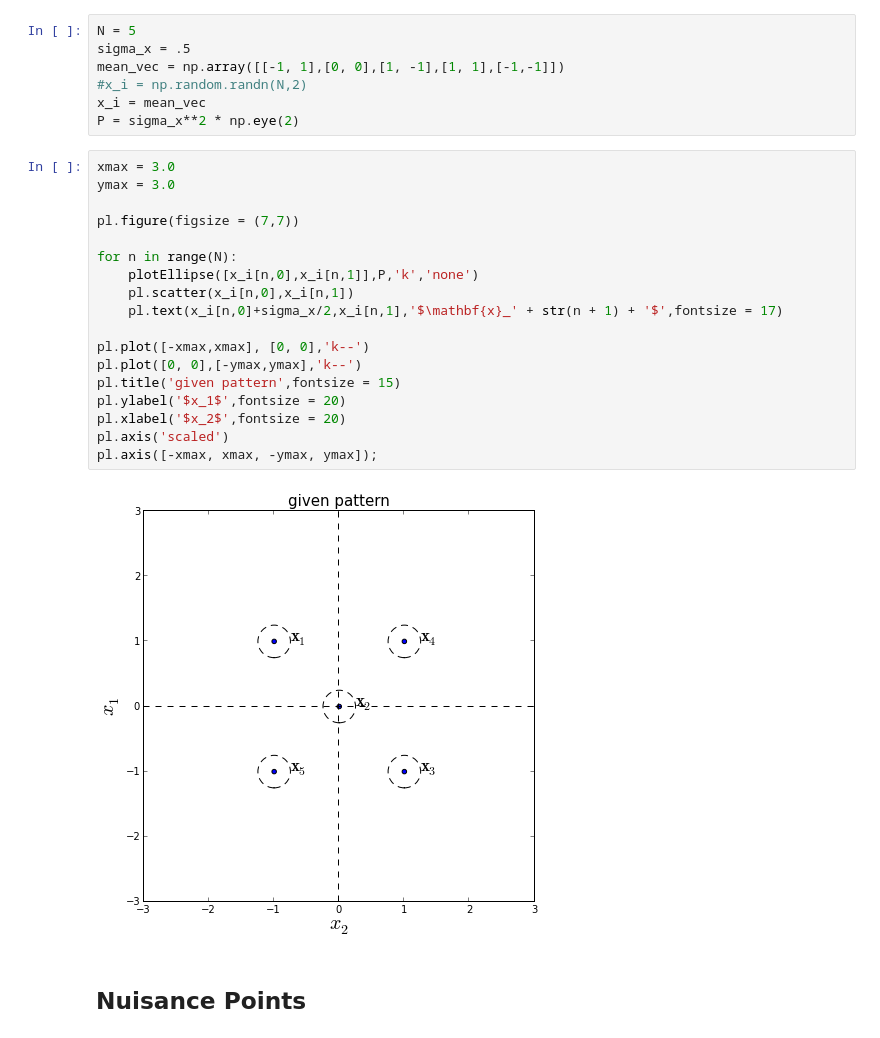
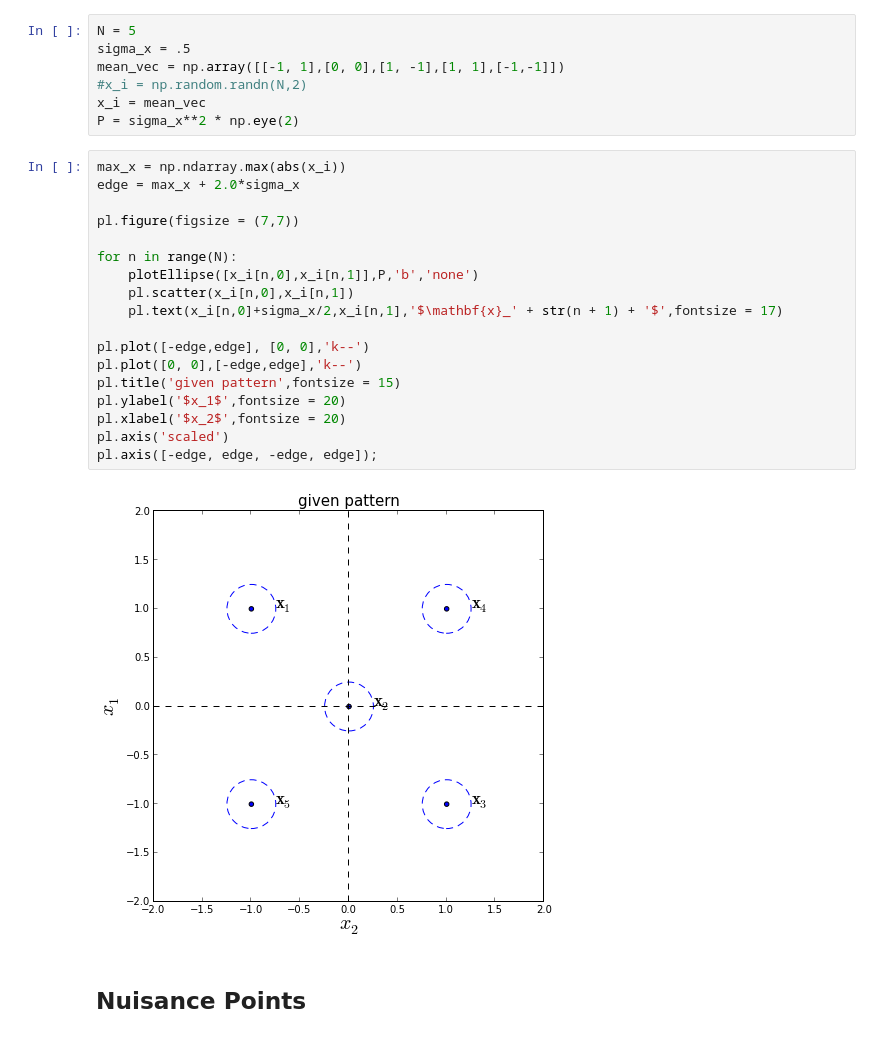
Before and after one commit to zacchance/notebooks, a Jupyter notebook: false pattern match.ipynb, the cells around one changed output. Saved outputs shown, nothing was run; the diff lists cells and outputs as text.

```diff
--- a/false pattern match.ipynb
+++ b/false pattern match.ipynb
@@ -56,25 +56,25 @@ mean_vec = np.array([[-1, 1],[0, 0],[1, -1],[1, 1],[-1,-1]])
 x_i = mean_vec
 P = sigma_x**2 * np.eye(2)
 # %%
-xmax = 3.0
-ymax = 3.0
+max_x = np.ndarray.max(abs(x_i))
+edge = max_x + 2.0*sigma_x
 
 pl.figure(figsize = (7,7))
 
 for n in range(N):
-    plotEllipse([x_i[n,0],x_i[n,1]],P,'k','none')
+    plotEllipse([x_i[n,0],x_i[n,1]],P,'b','none')
     pl.scatter(x_i[n,0],x_i[n,1])
     pl.text(x_i[n,0]+sigma_x/2,x_i[n,1],'$\mathbf{x}_' + str(n + 1) + '$',fontsize = 17)
 
-pl.plot([-xmax,xmax], [0, 0],'k--')
-pl.plot([0, 0],[-ymax,ymax],'k--')
+pl.plot([-edge,edge], [0, 0],'k--')
+pl.plot([0, 0],[-edge,edge],'k--')
 pl.title('given pattern',fontsize = 15)
 pl.ylabel('$x_1$',fontsize = 20)
 pl.xlabel('$x_2$',fontsize = 20)
 pl.axis('scaled')
-pl.axis([-xmax, xmax, -ymax, ymax]);
+pl.axis([-edge, edge, -edge, edge]);
 # %% [output]
-[figure, old version]
+[figure, new version]
 # %% [markdown]
 ## Nuisance Points
 # %% [markdown]
```
Also changed, not shown: parts of 5 cells of this notebook.
